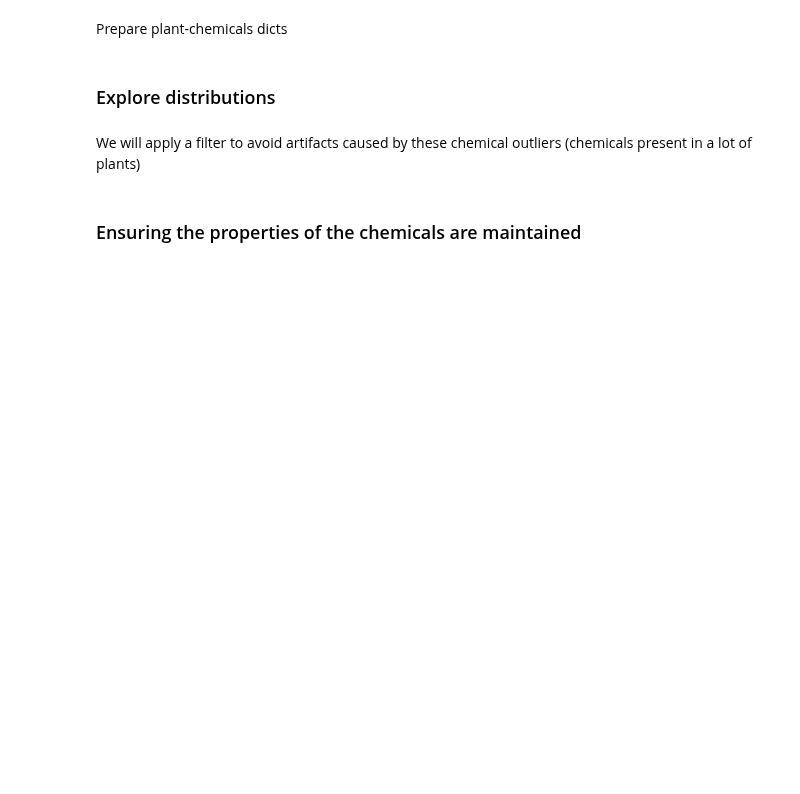
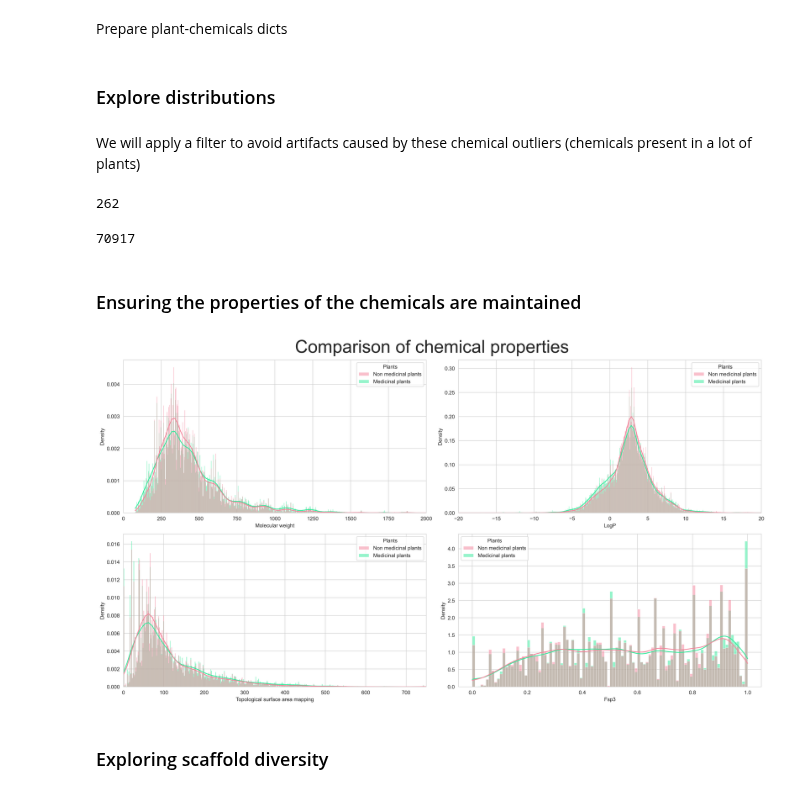
Before and after one commit to enveda/plant-chemical-space, a Jupyter notebook: notebooks/4_chemical_properties_med_vs_non_med.ipynb, the cells around one changed output. Saved outputs shown, nothing was run; the diff lists cells and outputs as text; code cells hidden in the pictures; blank space fills up the shorter version.

```diff
--- a/notebooks/4_chemical_properties_med_vs_non_med.ipynb
+++ b/notebooks/4_chemical_properties_med_vs_non_med.ipynb
@@ -88,5 +104,5 @@ smiles_df.shape
 # %%
-smiles_from_pubchem_id = {}
+murcko_from_pubchem_id = {}
 skipped_murcko = 0
 skipped_smiles = 0
 skipped_wt = 0
@@ -123,10 +139,14 @@ for pubchem_id, smiles in tqdm(smiles_df.values):
 
     """Murcko scaffold"""
     try:
-        murcko_smiles = GetScaffoldForMol(molecule)
+        murcko_smiles = Chem.MolToSmiles(GetScaffoldForMol(molecule))
     except:
         skipped_murcko += 1
         continue
 
-    smiles_from_pubchem_id[pubchem_id] = murcko_smiles
+    if not murcko_smiles:
+        skipped_murcko += 1
+        continue
+
+    murcko_from_pubchem_id[pubchem_id] = murcko_smiles
 # %%
@@ -144,8 +166,8 @@ for plant_curie, chemical_curie in tqdm(plant_chemical_df.values):
     plant_chem_dict[plant_curie].add(chemical_curie)
     chemicals_to_plant_dict[chemical_curie].add(plant_curie)
 
-    if chemical_curie in smiles_from_pubchem_id:
-        plant_scaffolds_dict[plant_curie].add(smiles_from_pubchem_id[chemical_curie])
+    if chemical_curie in murcko_from_pubchem_id:
+        plant_scaffolds_dict[plant_curie].add(murcko_from_pubchem_id[chemical_curie])
 # %% [markdown]
 ### Explore distributions
 # %% [markdown]
@@ -167,12 +189,20 @@ plant_chem_dict = {
     }
     for plant, chemicals in plant_chem_dict.items()
 }
+# %%
+len(promiscuous_chemicals)
+# %% [output]
+262
+# %%
+len(chemicals_to_plant_dict) - len(promiscuous_chemicals)
+# %% [output]
+70917
 # %% [markdown]
 ### Ensuring the properties of the chemicals are maintained
 # %%
 df1 = pd.DataFrame([
     {
-        "type": "Non medicinal plants",
+        "Plants": "Non medicinal plants",
         "molecular_weight": smiles_to_property_dict[chemical]['molecular_weight'],
         "logp": smiles_to_property_dict[chemical]['logp'],
         "fsp3": smiles_to_property_dict[chemical]['fsp3'],
@@ -189,7 +219,7 @@ df1 = pd.DataFrame([
 
 df2 = pd.DataFrame([
     {
-        "type": "Medicinal plants",
+        "Plants": "Medicinal plants",
         "molecular_weight": smiles_to_property_dict[chemical]['molecular_weight'],
         "logp": smiles_to_property_dict[chemical]['logp'],
         "fsp3": smiles_to_property_dict[chemical]['fsp3'],
@@ -214,7 +244,7 @@ sns.histplot(
     ax=axes[0, 0],
     data=chemical_properties_df,
     x='molecular_weight',
-    hue='type',
+    hue='Plants',
     kde=True,
     common_norm=False,
     stat="density",
@@ -233,7 +263,7 @@ sns.histplot(
     ax=axes[0, 1],
     data=chemical_properties_df,
     x='logp',
-    hue='type',
+    hue='Plants',
     kde=True,
     stat="density",
     common_norm=False,
@@ -252,7 +282,7 @@ sns.histplot(
     ax=axes[1, 0],
     data=chemical_properties_df,
     x='topological_surface_area_mapping',
-    hue='type',
+    hue='Plants',
     stat="density",
     kde=True,
     common_norm=False,
@@ -265,32 +295,34 @@ sns.histplot(
 )
 
 axes[1, 0].set(xlabel='Topological surface area mapping')
 axes[1, 0].set_xlim(0, 750)
 
 sns.histplot(
     ax=axes[1, 1],
     data=chemical_properties_df,
     x='fsp3',
-    hue='type',
+    hue='Plants',
     kde=True,
     stat="density",
     common_norm=False,
     alpha=0.5,
     bins=100,
     palette={
         "Medicinal plants": '#2dea99',
         'Non medicinal plants': '#f4839a',
     },
 )
 
 axes[1, 1].set(xlabel='Fsp3')
 
 plt.tight_layout()
 
 plt.savefig(
-    f'figure_4.png',
+    f'figure_4a.png',
     dpi=400,
     bbox_inches='tight',
 )
 
 plt.show()
+# %% [output]
+[figure, added]
@@ -299,3 +329,5 @@ Exploring scaffold diversity
+# %% [markdown]
+### Exploring scaffold diversity
 # %%
 medicinal_plants_scaffolds = set()
 non_medicinal_plants_scaffolds = set()
```
Also changed, not shown: parts of 17 cells of this notebook, 1 other file.
